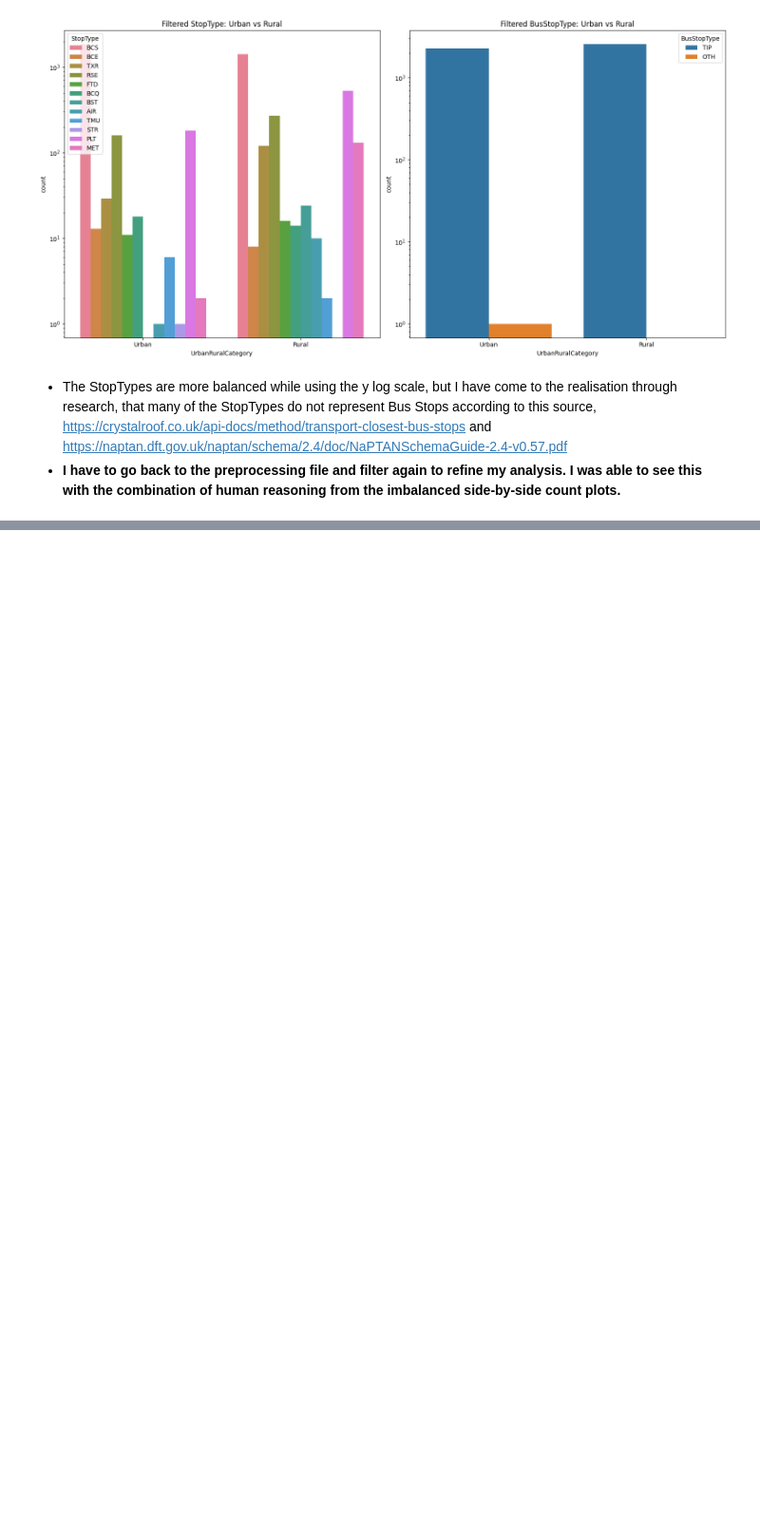
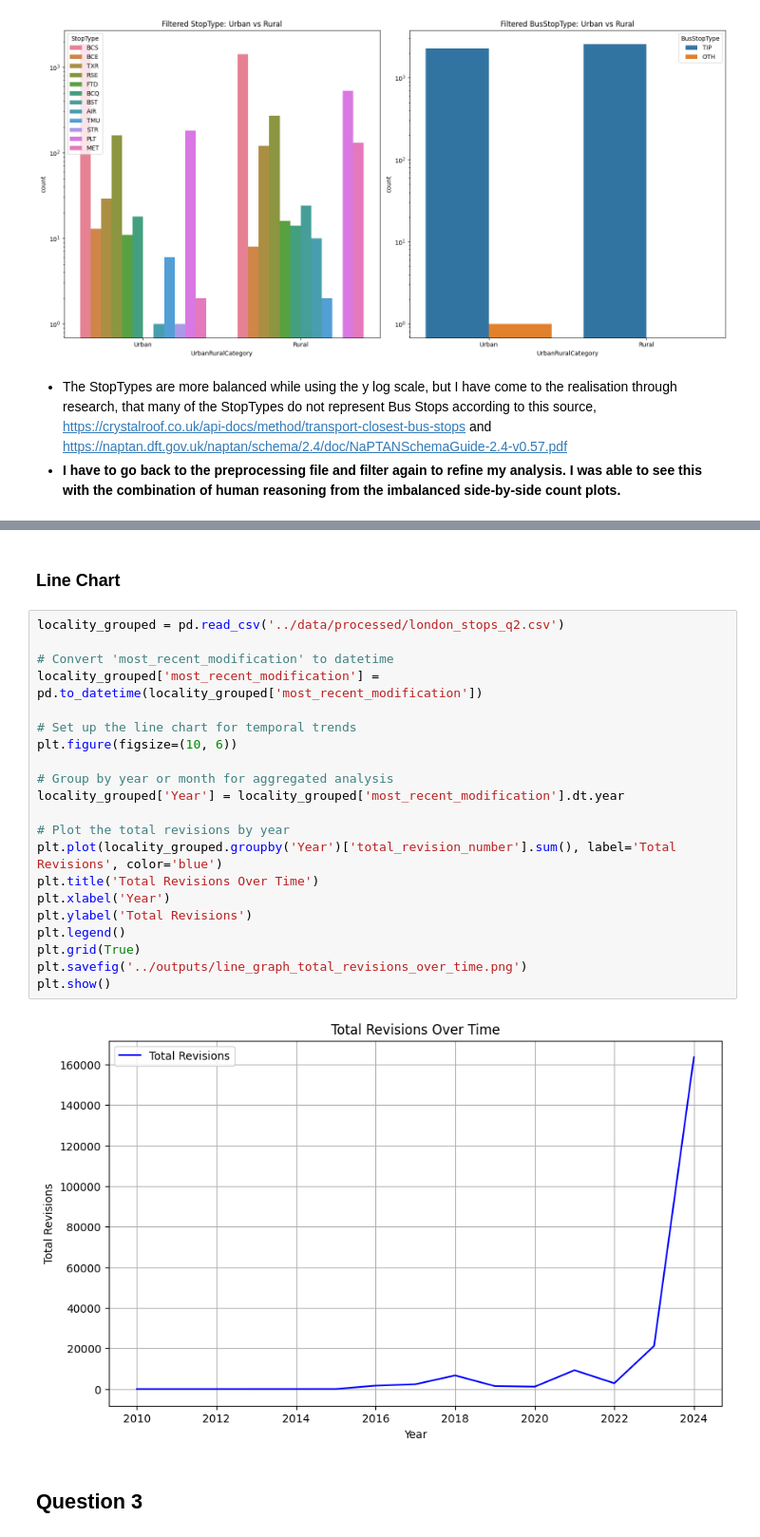
Before and after one commit to CharlieMaguire1/visual_analytics_naptan_disparities_project, a Jupyter notebook: notebooks/visual_analytics.ipynb, the cells around one changed output, grey strips where cells are left out. Shown: that part at 95% size. Saved outputs shown, nothing was run; the diff lists cells and outputs as text; blank space fills up the shorter version.

```diff
--- a/notebooks/visual_analytics.ipynb
+++ b/notebooks/visual_analytics.ipynb
@@ -263,0 +372,27 @@ plt.show()
+# %% [markdown]
+### Line Chart
+# %%
+locality_grouped = pd.read_csv('../data/processed/london_stops_q2.csv')
+
+# Convert 'most_recent_modification' to datetime
+locality_grouped['most_recent_modification'] = pd.to_datetime(locality_grouped['most_recent_modification'])
+
+# Set up the line chart for temporal trends
+plt.figure(figsize=(10, 6))
+
+# Group by year or month for aggregated analysis
+locality_grouped['Year'] = locality_grouped['most_recent_modification'].dt.year
+
+# Plot the total revisions by year
+plt.plot(locality_grouped.groupby('Year')['total_revision_number'].sum(), label='Total Revisions', color='blue')
+plt.title('Total Revisions Over Time')
+plt.xlabel('Year')
+plt.ylabel('Total Revisions')
+plt.legend()
+plt.grid(True)
+plt.savefig('../outputs/line_graph_total_revisions_over_time.png')
+plt.show()
+# %% [output]
+[figure, added]
+# %% [markdown]
+## Question 3
```
Also changed, not shown: parts of 24 cells of this notebook, 15 other files.
